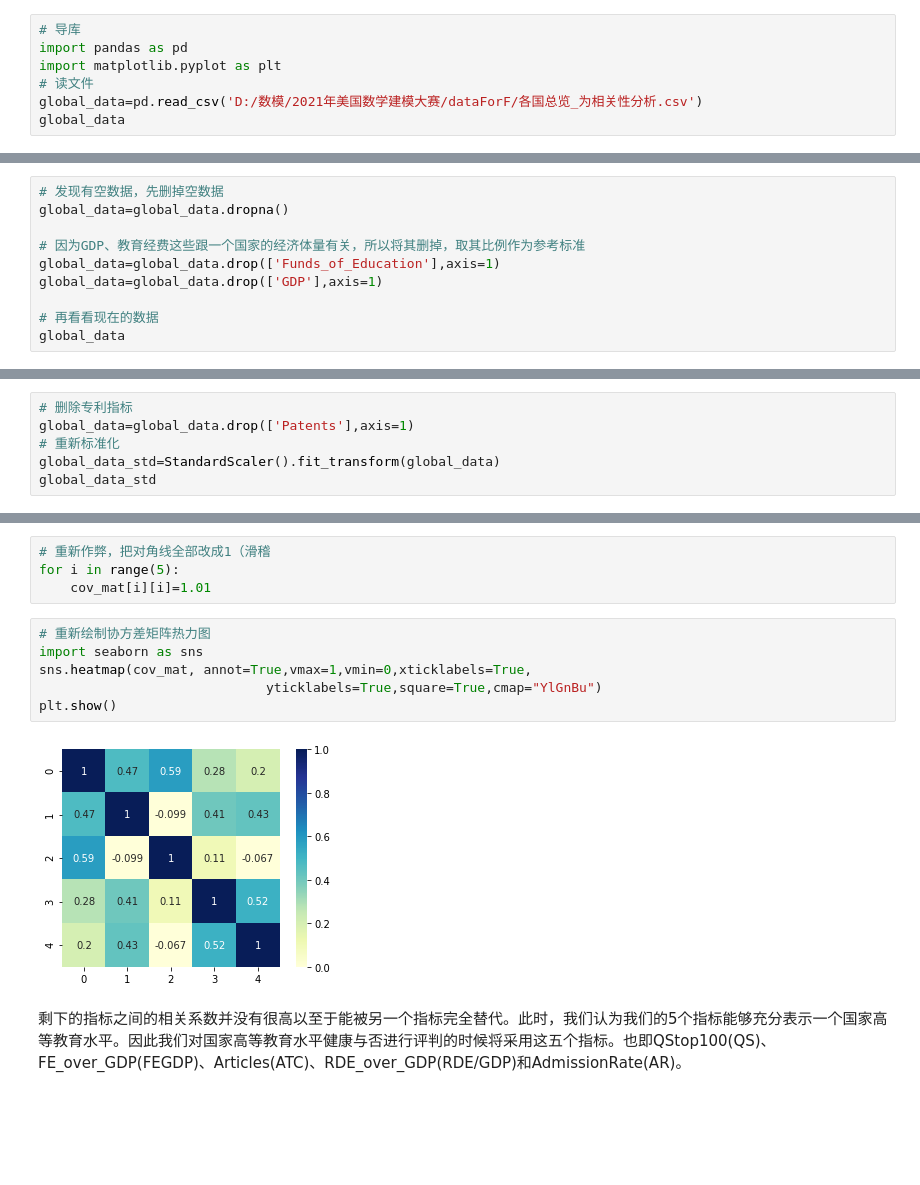
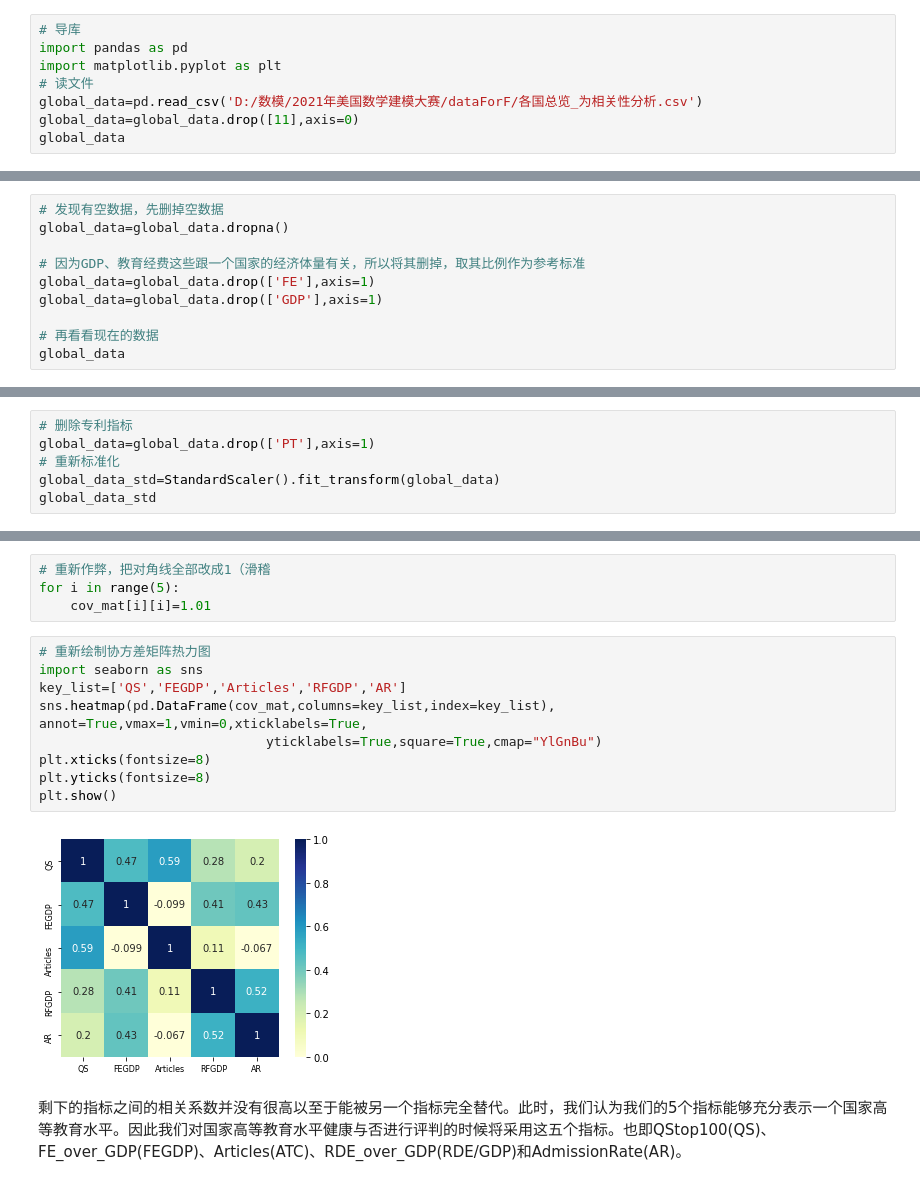
Before and after one commit to Lyman-Smoker/ICM_2021_F, a Jupyter notebook: 美赛F题.ipynb, the cells around one changed output, grey strips where cells are left out. Drawn from its saved outputs; the diff is of its cells as text; blank space fills up the shorter version.

```diff
--- a/美赛F题.ipynb
+++ b/美赛F题.ipynb
@@ -11,5 +11,6 @@ import pandas as pd
 import matplotlib.pyplot as plt
 # 读文件
 global_data=pd.read_csv('D:/数模/2021年美国数学建模大赛/dataForF/各国总览_为相关性分析.csv')
+global_data=global_data.drop([11],axis=0)
 global_data
 # %% [output]
@@ -34,7 +33,7 @@ global_data
 global_data=global_data.dropna()
 
 # 因为GDP、教育经费这些跟一个国家的经济体量有关，所以将其删掉，取其比例作为参考标准
-global_data=global_data.drop(['Funds_of_Education'],axis=1)
+global_data=global_data.drop(['FE'],axis=1)
 global_data=global_data.drop(['GDP'],axis=1)
 
 # 再看看现在的数据
@@ -119,7 +121,7 @@ plt.show()
 因此，我们接下来要做的是将4号指标删除，再次绘制相关系数热力图
 # %%
 # 删除专利指标
-global_data=global_data.drop(['Patents'],axis=1)
+global_data=global_data.drop(['PT'],axis=1)
 # 重新标准化
 global_data_std=StandardScaler().fit_transform(global_data)
 global_data_std
@@ -157,11 +159,14 @@ for i in range(5):
 # %%
 # 重新绘制协方差矩阵热力图
 import seaborn as sns
-sns.heatmap(cov_mat, annot=True,vmax=1,vmin=0,xticklabels=True,
+key_list=['QS','FEGDP','Articles','RFGDP','AR']
+sns.heatmap(pd.DataFrame(cov_mat,columns=key_list,index=key_list), annot=True,vmax=1,vmin=0,xticklabels=True,
                              yticklabels=True,square=True,cmap="YlGnBu")
+plt.xticks(fontsize=8)
+plt.yticks(fontsize=8)
 plt.show()
 # %% [output]
-[figure, old version]
+[figure, new version]
 # %% [markdown]
 剩下的指标之间的相关系数并没有很高以至于能被另一个指标完全替代。此时，我们认为我们的5个指标能够充分表示一个国家高等教育水平。因此我们对国家高等教育水平健康与否进行评判的时候将采用这五个指标。也即QStop100(QS)、FE_over_GDP(FEGDP)、Articles(ATC)、RDE_over_GDP(RDE/GDP)和AdmissionRate(AR)。
 # %% [markdown]
```
Also changed, not shown: parts of 61 cells of this notebook.
